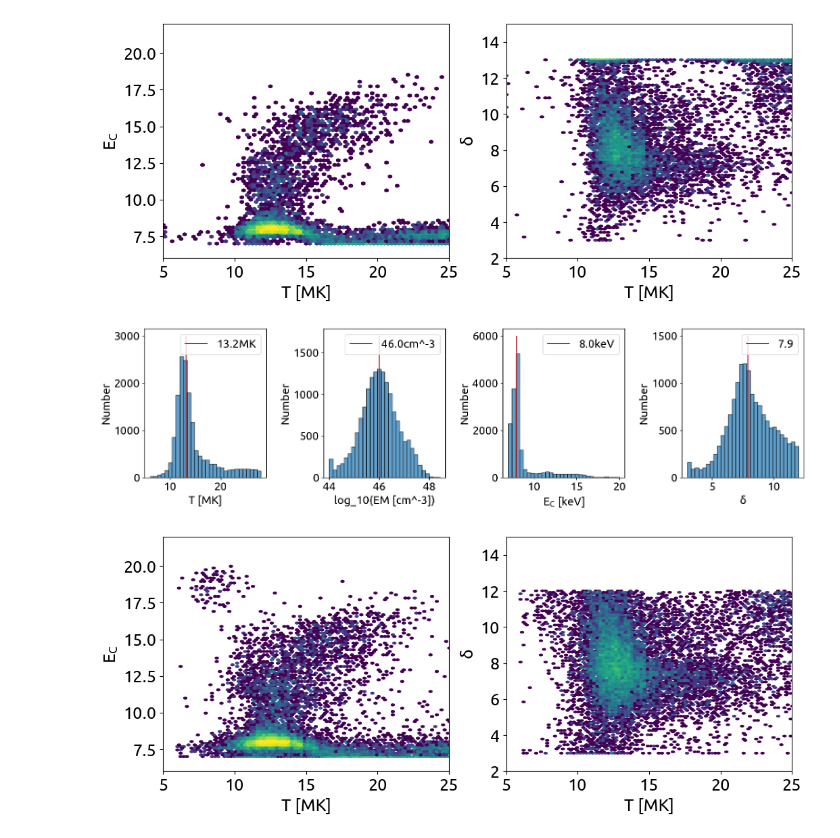
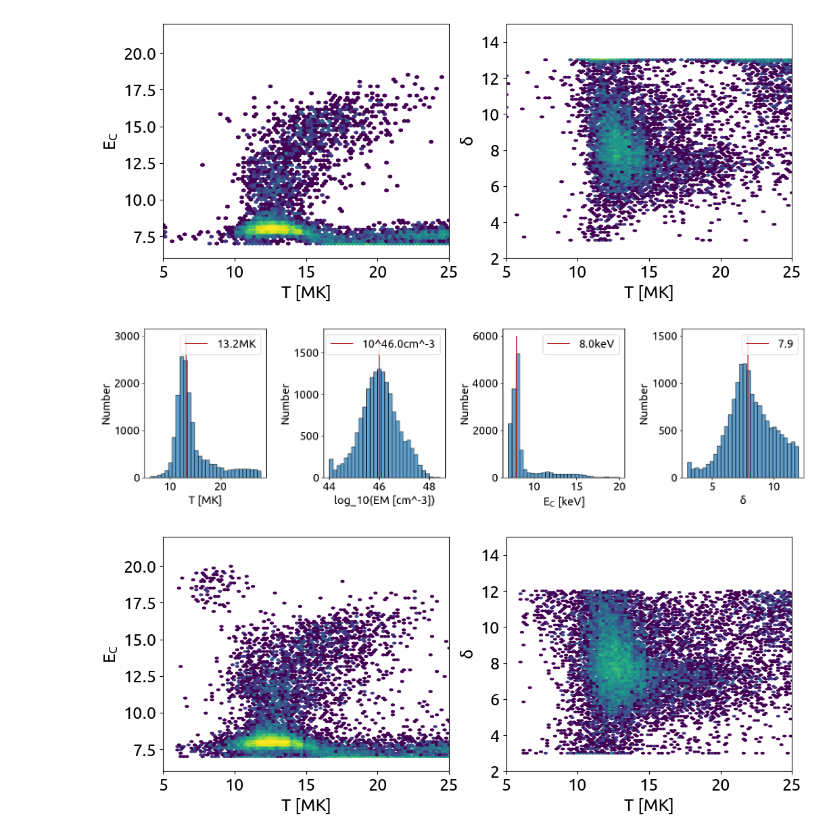
Before and after one commit to ianan/wee_2024, a Jupyter notebook: compare_bpowtt.ipynb, the cells around one changed output. Saved outputs shown, nothing was run; the diff lists cells and outputs as text; code cells hidden in the pictures.

```diff
--- a/compare_bpowtt.ipynb
+++ b/compare_bpowtt.ipynb
@@ -395,7 +395,7 @@ axs[1].hist(np.log10(em_t10[gd]), bins=30, edgecolor='black', alpha=0.7)
 axs[1].set_xlabel('log_10(EM [cm^-3])')
 axs[1].set_ylabel('Number')
 axs[1].vlines(np.median(np.log10(em_t10[gd])),0,1700,
-              label=f'{np.median(np.log10(em_t10[gd])):.1f}cm^-3',color='firebrick')
+              label=f'10^{np.median(np.log10(em_t10[gd])):.1f}cm^-3',color='firebrick')
 axs[1].legend()
 # Panel 3: E_C [keV]
 axs[2].hist(ec_t10[gd], bins=30, edgecolor='black', alpha=0.7)
@@ -407,32 +407,32 @@ axs[2].legend()
 axs[3].hist(del_t10[gd], bins=30, edgecolor='black', alpha=0.7)
 axs[3].set_xlabel('$\delta$')
 axs[3].set_ylabel('Number')
 axs[3].vlines(np.median(del_t10[gd]),0,1500,label=f'{np.median(del_t10[gd]):.1f}',color='firebrick')
 axs[3].legend()
 
 plt.tight_layout()
 plt.show()
 
 fig,axs=plt.subplots(1,2,figsize=(12,4.5))
 tmkr=[5,25]
 ecr=[6,22]
 delr=[2,15]
 hex07=axs[0].hexbin(tmk_t10[gd],ec_t10[gd],\
                     gridsize=gs,cmap='viridis',norm=matplotlib.colors.LogNorm(vmin=1, vmax=vmax))
 axs[0].set_xlim(tmkr)
 axs[0].set_ylim(ecr)
 axs[0].set_xlabel('T [MK]')
 axs[0].set_ylabel(r'E$_C$')
 axs[0].locator_params(axis='both',nbins=7)
 
 hex09=axs[1].hexbin(tmk_t10[gd],del_t10[gd],\
                     gridsize=gs,cmap='viridis',norm=matplotlib.colors.LogNorm(vmin=1, vmax=vmax))
 axs[1].set_xlim(tmkr)
 axs[1].set_ylim(delr)
 axs[1].set_xlabel('T [MK]')
 axs[1].set_ylabel('$\delta$')
 axs[1].locator_params(axis='both',nbins=7)
 plt.show()
 # %% [output]
-[figure, old version]
+[figure, new version]
 [figure]
```
